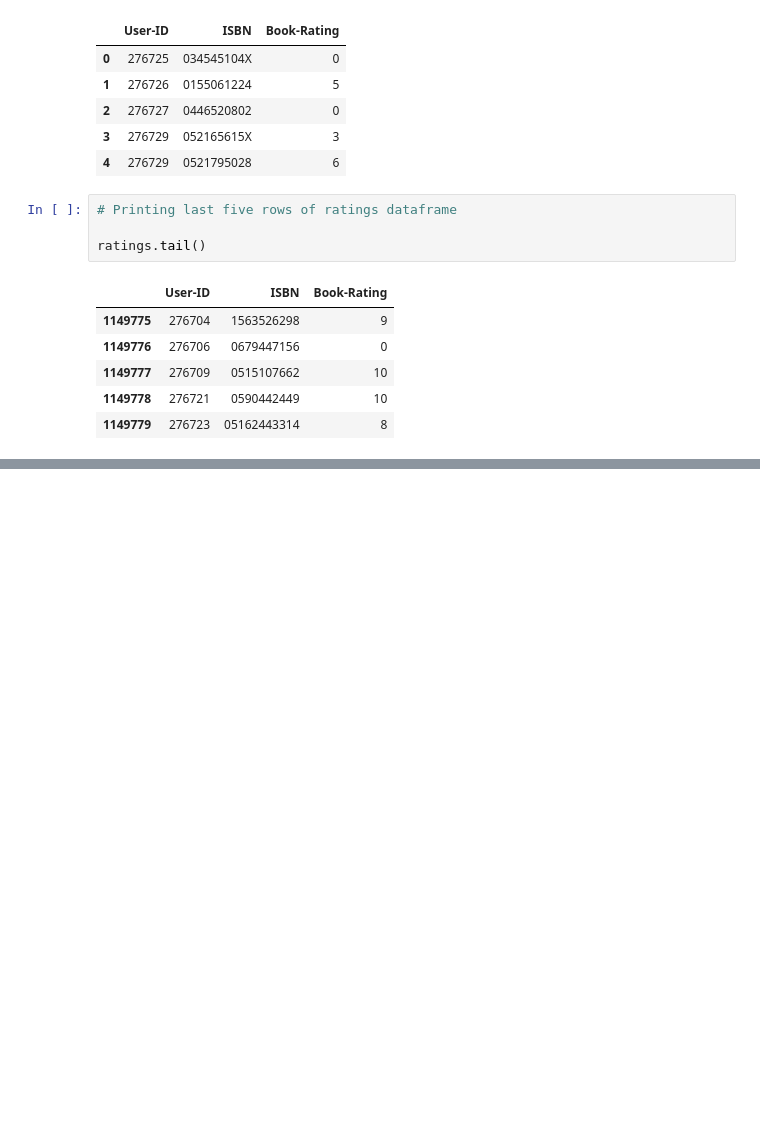
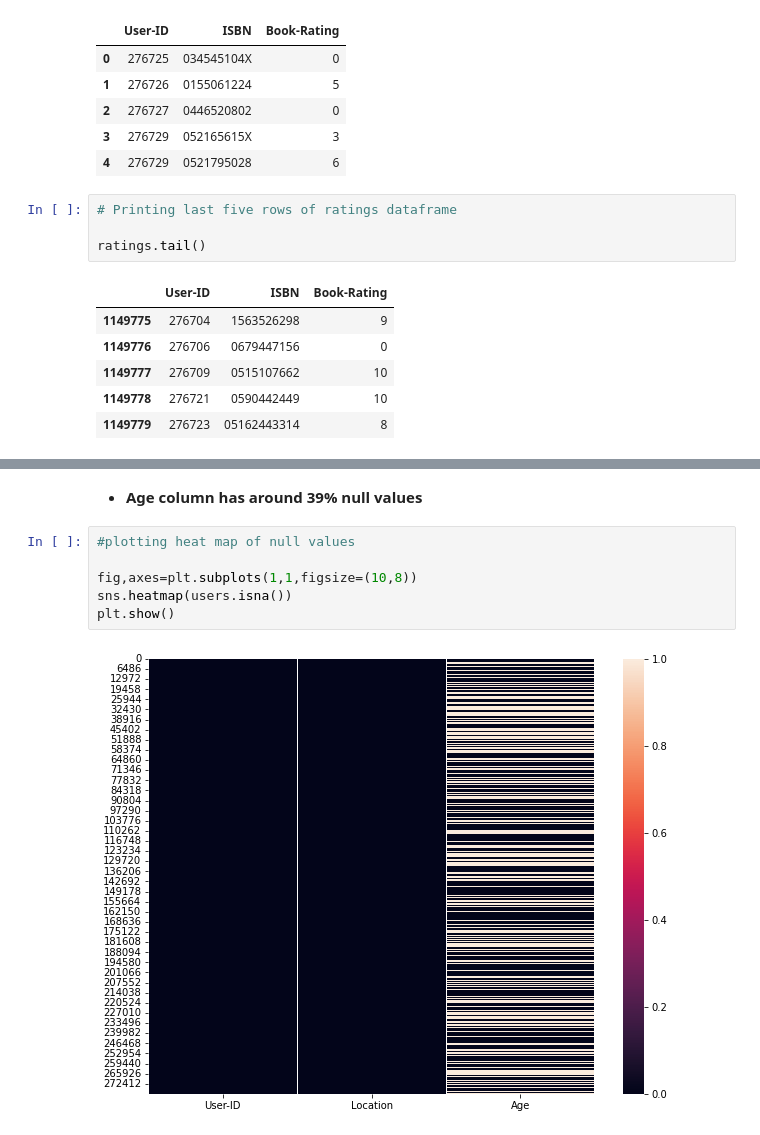
Before and after one commit to vickypandey07/Book-Recommendation-System, a Jupyter notebook: Book_Recommendation_System_Vikram_Pandey_Capstone_Project_4.ipynb, the cells around one changed output, grey strips where cells are left out. Drawn from its saved outputs; the diff is of its cells as text; blank space fills up the shorter version.

```diff
--- a/Book_Recommendation_System_Vikram_Pandey_Capstone_Project_4.ipynb
+++ b/Book_Recommendation_System_Vikram_Pandey_Capstone_Project_4.ipynb
@@ -137,0 +174,10 @@ ratings.tail()
+# %% [markdown]
+* **Age column has around 39% null values**
+# %%
+#plotting heat map of null values
+
+fig,axes=plt.subplots(1,1,figsize=(10,8))
+sns.heatmap(users.isna())
+plt.show()
+# %% [output]
+[figure, added]
```
Also changed, not shown: parts of 23 cells of this notebook.
